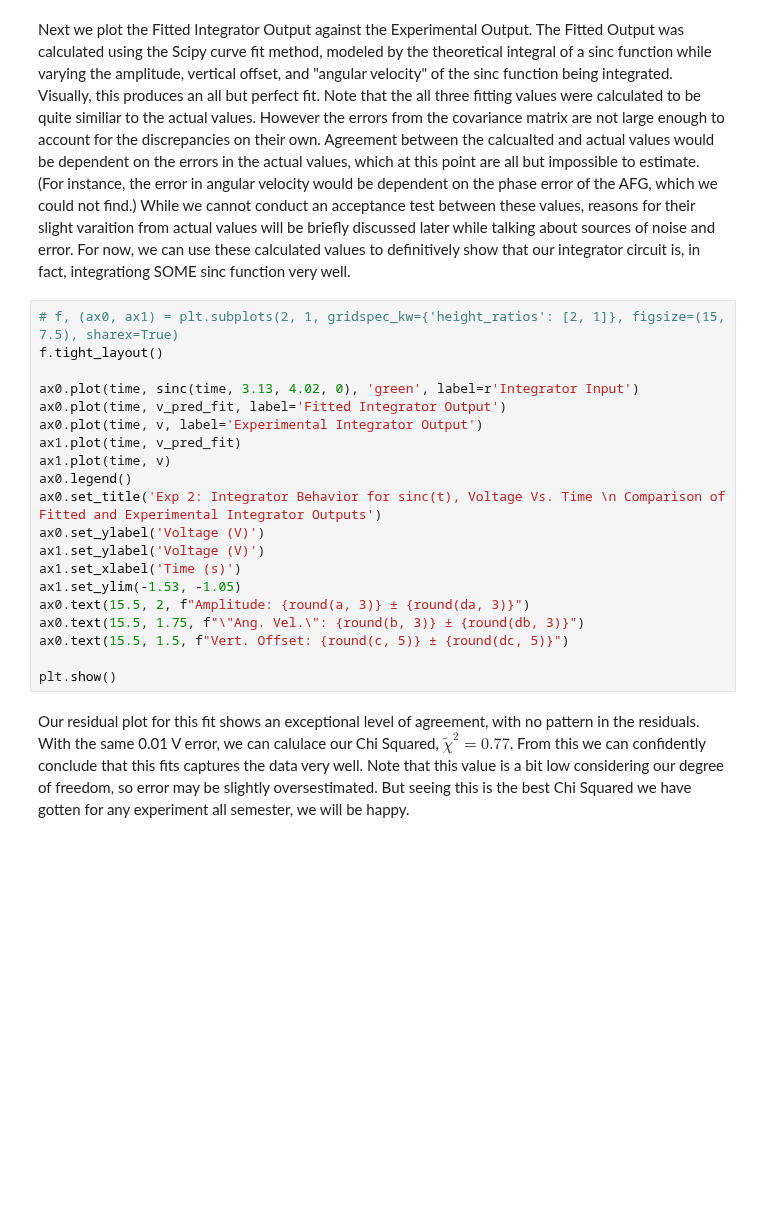
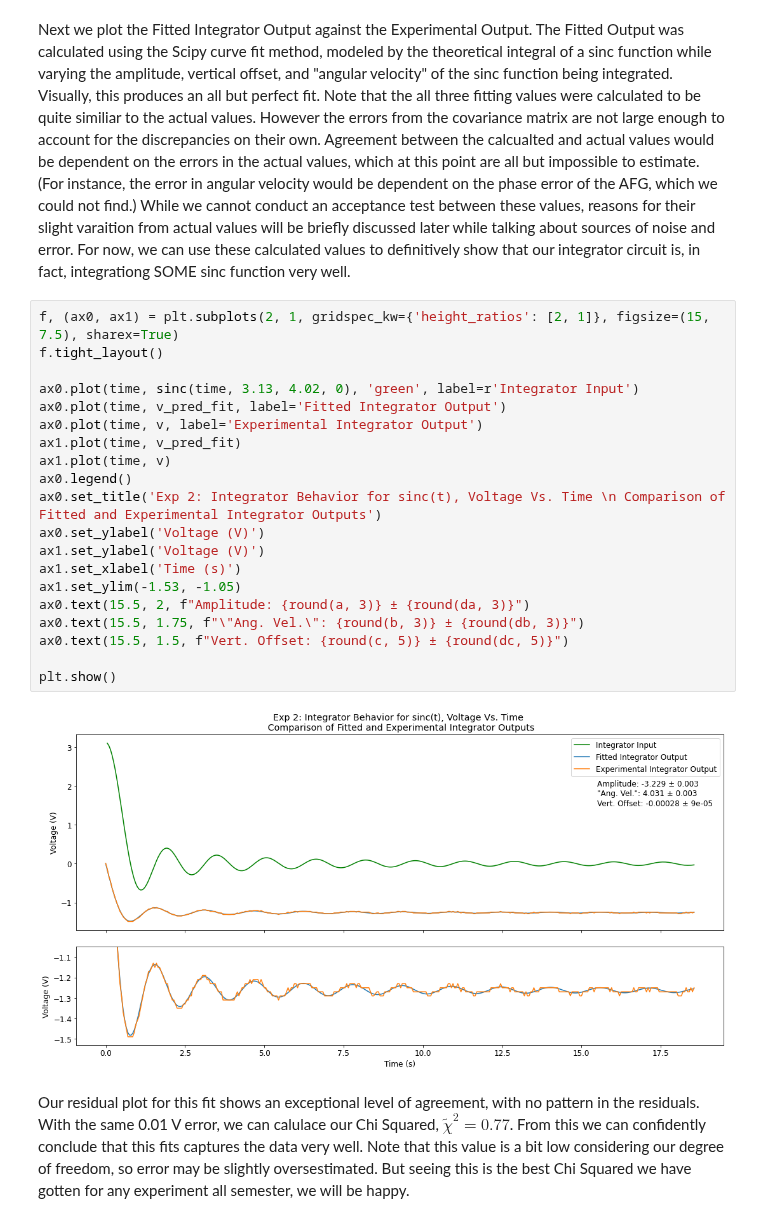
Before and after one commit to matthew-ding/physics5bl, a Jupyter notebook: Capstone/Plots.ipynb, the cells around one changed output. Cells and saved outputs as stored; diff of their text form; blank space fills up the shorter version.

```diff
--- a/Capstone/Plots.ipynb
+++ b/Capstone/Plots.ipynb
@@ -101,25 +101,27 @@ plt.show()
 # %% [markdown]
 Next we plot the Fitted Integrator Output against the Experimental Output. The Fitted Output was calculated using the Scipy curve fit method, modeled by the theoretical integral of a sinc function while varying the amplitude, vertical offset, and "angular velocity" of the sinc function being integrated. Visually, this produces an all but perfect fit. Note that the all three fitting values were calculated to be quite similiar to the actual values. However the errors from the covariance matrix are not large enough to account for the discrepancies on their own. Agreement between the calcualted and actual values would be dependent on the errors in the actual values, which at this point are all but impossible to estimate. (For instance, the error in angular velocity would be dependent on the phase error of the AFG, which we could not find.) While we cannot conduct an acceptance test between these values, reasons for their slight varaition from actual values will be briefly discussed later while talking about sources of noise and error. For now, we can use these calculated values to definitively show that our integrator circuit is, in fact, integrationg SOME sinc function very well.
 # %%
-# f, (ax0, ax1) = plt.subplots(2, 1, gridspec_kw={'height_ratios': [2, 1]}, figsize=(15, 7.5), sharex=True)
+f, (ax0, ax1) = plt.subplots(2, 1, gridspec_kw={'height_ratios': [2, 1]}, figsize=(15, 7.5), sharex=True)
 f.tight_layout()
 
 ax0.plot(time, sinc(time, 3.13, 4.02, 0), 'green', label=r'Integrator Input')
 ax0.plot(time, v_pred_fit, label='Fitted Integrator Output')
 ax0.plot(time, v, label='Experimental Integrator Output')
 ax1.plot(time, v_pred_fit)
 ax1.plot(time, v)
 ax0.legend()
 ax0.set_title('Exp 2: Integrator Behavior for sinc(t), Voltage Vs. Time \n Comparison of Fitted and Experimental Integrator Outputs')
 ax0.set_ylabel('Voltage (V)')
 ax1.set_ylabel('Voltage (V)')
 ax1.set_xlabel('Time (s)')
 ax1.set_ylim(-1.53, -1.05)
 ax0.text(15.5, 2, f"Amplitude: {round(a, 3)} ± {round(da, 3)}")
 ax0.text(15.5, 1.75, f"\"Ang. Vel.\": {round(b, 3)} ± {round(db, 3)}")
 ax0.text(15.5, 1.5, f"Vert. Offset: {round(c, 5)} ± {round(dc, 5)}")
 
 plt.show()
+# %% [output]
+[figure, added]
 # %% [markdown]
 Our residual plot for this fit shows an exceptional level of agreement, with no pattern in the residuals. With the same 0.01 V  error, we can calulace our Chi Squared, $\tilde\chi^2 = 0.77$. From this we can confidently conclude that this fits captures the data very well. Note that this value is a bit low considering our degree of freedom, so error may be slightly oversestimated. But seeing this is the best Chi Squared we have gotten for any experiment all semester, we will be happy.
 # %%
```
Also changed, not shown: parts of 3 cells of this notebook, 1 other file.
